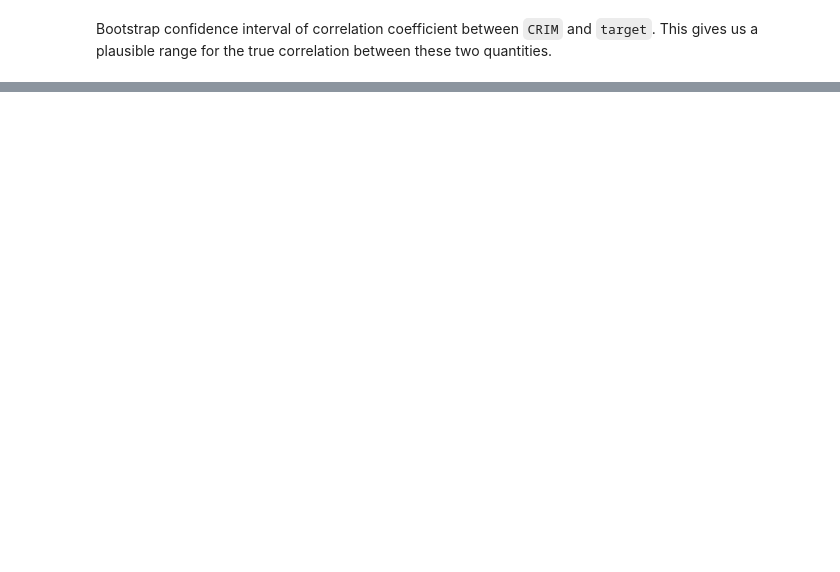
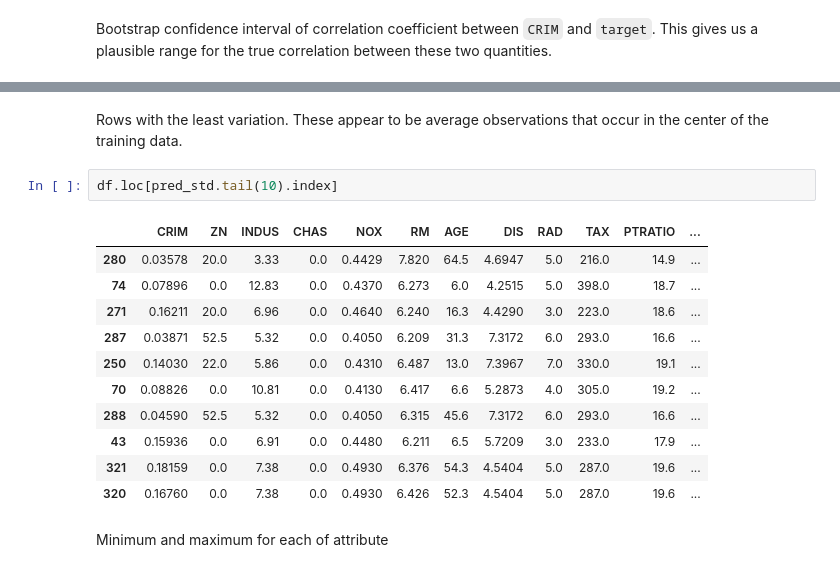
Before and after one commit to jmichuda/resample, a Jupyter notebook: doc/resample.ipynb, the cells around one changed output, grey strips where cells are left out. Drawn from its saved outputs; the diff is of its cells as text; blank space fills up the shorter version.

```diff
--- a/doc/resample.ipynb
+++ b/doc/resample.ipynb
@@ -451,0 +504,18 @@ bootstrap.bootstrap_ci(a=df[["CRIM"]].join(y).values,
+# %% [markdown]
+Rows with the least variation.  These appear to be average observations that occur in the center of the training data.
+# %%
+df.loc[pred_std.tail(10).index]
+# %% [output]
+|  | CRIM | ZN | INDUS | CHAS | NOX | RM | AGE | DIS | RAD | TAX | PTRATIO | ... |
+| 280 | 0.03578 | 20.0 | 3.33 | 0.0 | 0.4429 | 7.820 | 64.5 | 4.6947 | 5.0 | 216.0 | 14.9 | ... |
+| 74 | 0.07896 | 0.0 | 12.83 | 0.0 | 0.4370 | 6.273 | 6.0 | 4.2515 | 5.0 | 398.0 | 18.7 | ... |
+| 271 | 0.16211 | 20.0 | 6.96 | 0.0 | 0.4640 | 6.240 | 16.3 | 4.4290 | 3.0 | 223.0 | 18.6 | ... |
+| 287 | 0.03871 | 52.5 | 5.32 | 0.0 | 0.4050 | 6.209 | 31.3 | 7.3172 | 6.0 | 293.0 | 16.6 | ... |
+| 250 | 0.14030 | 22.0 | 5.86 | 0.0 | 0.4310 | 6.487 | 13.0 | 7.3967 | 7.0 | 330.0 | 19.1 | ... |
+| 70 | 0.08826 | 0.0 | 10.81 | 0.0 | 0.4130 | 6.417 | 6.6 | 5.2873 | 4.0 | 305.0 | 19.2 | ... |
+| 288 | 0.04590 | 52.5 | 5.32 | 0.0 | 0.4050 | 6.315 | 45.6 | 7.3172 | 6.0 | 293.0 | 16.6 | ... |
+| 43 | 0.15936 | 0.0 | 6.91 | 0.0 | 0.4480 | 6.211 | 6.5 | 5.7209 | 3.0 | 233.0 | 17.9 | ... |
+| 321 | 0.18159 | 0.0 | 7.38 | 0.0 | 0.4930 | 6.376 | 54.3 | 4.5404 | 5.0 | 287.0 | 19.6 | ... |
+| 320 | 0.16760 | 0.0 | 7.38 | 0.0 | 0.4930 | 6.426 | 52.3 | 4.5404 | 5.0 | 287.0 | 19.6 | ... |
+# %% [markdown]
+Minimum and maximum for each of attribute
```
Also changed, not shown: parts of 43 cells of this notebook.
